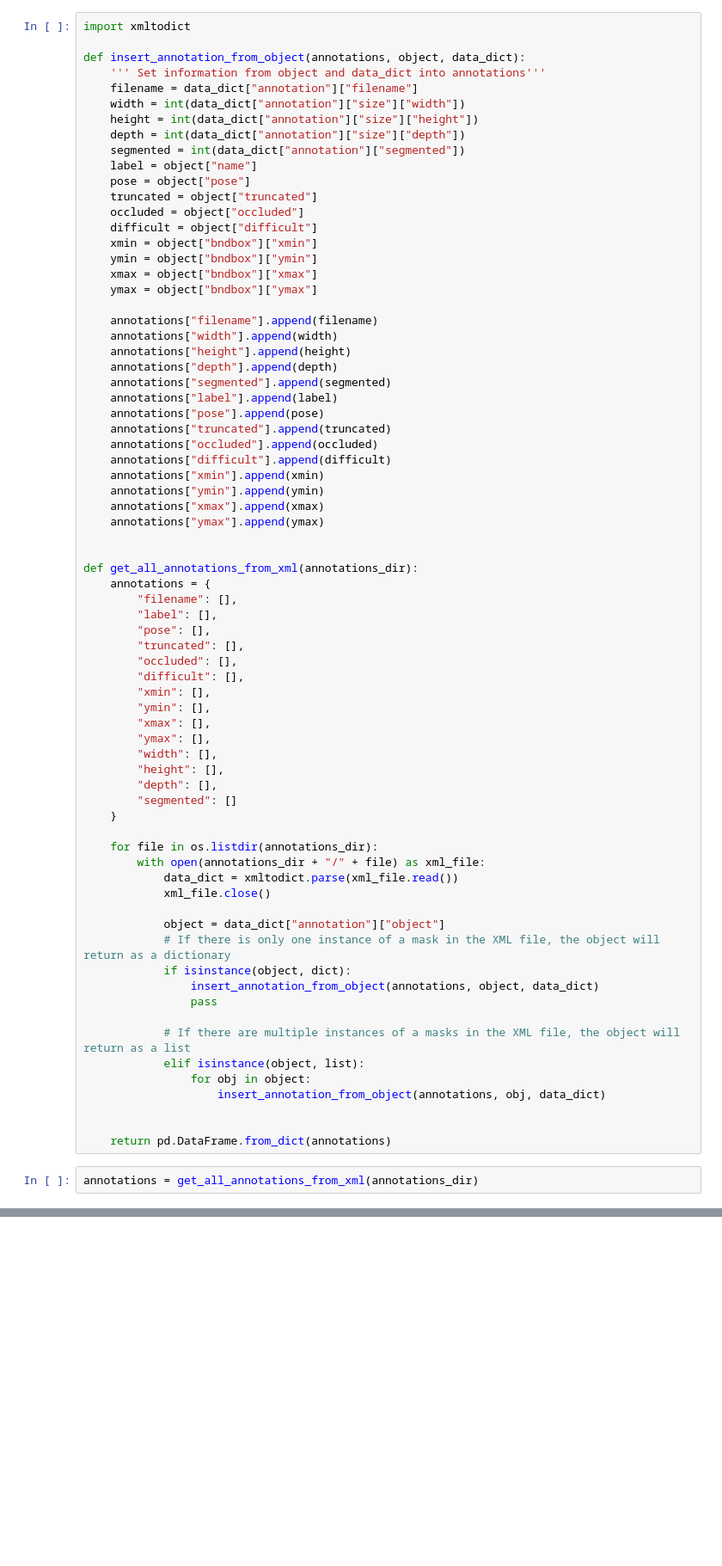
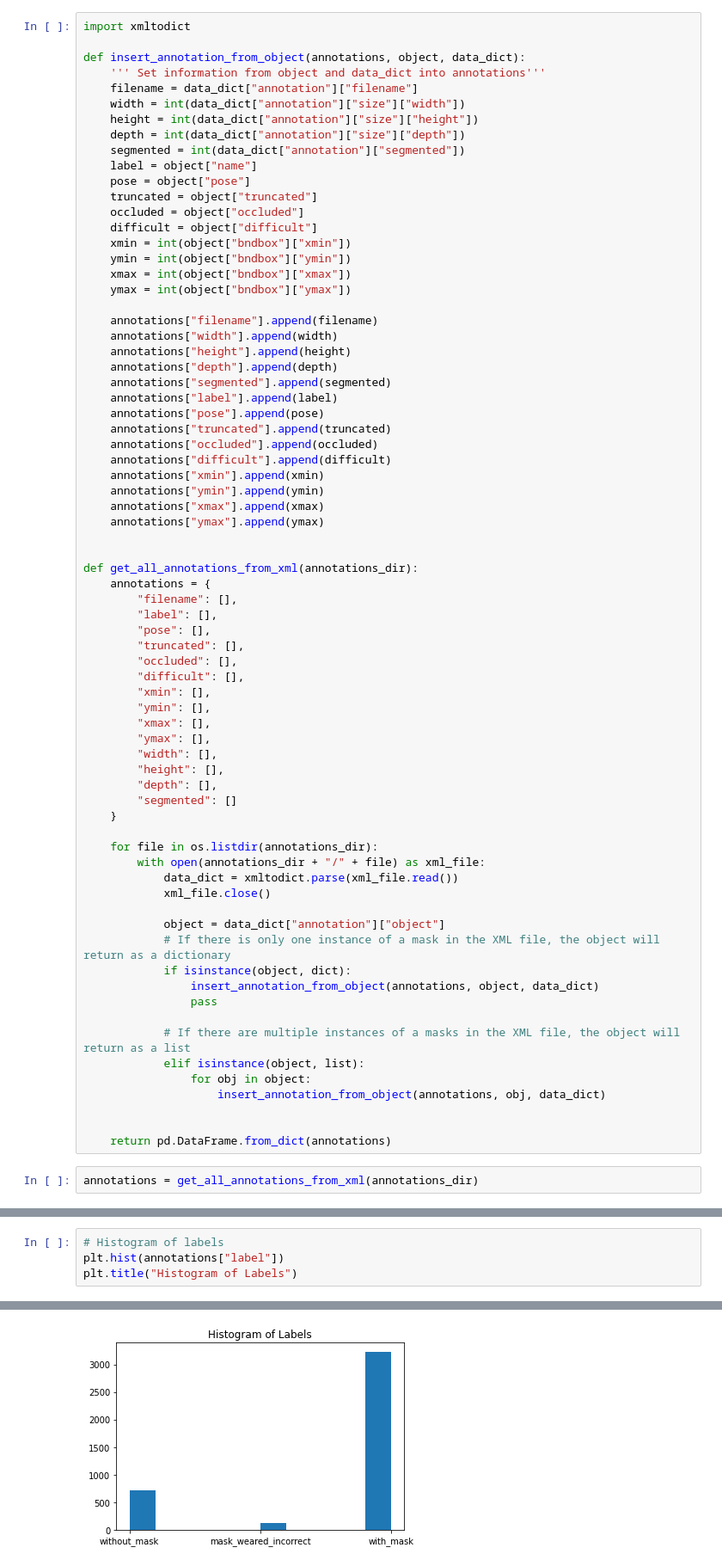
Before and after one commit to sysung/w207-final-project, a Jupyter notebook: eda.ipynb, the cells around one changed output, grey strips where cells are left out. Shown: that part at 86% size. Cells and saved outputs as stored; diff of their text form; blank space fills up the shorter version.

```diff
--- a/eda.ipynb
+++ b/eda.ipynb
@@ -27,10 +28,10 @@ def insert_annotation_from_object(annotations, object, data_dict):
     truncated = object["truncated"]
     occluded = object["occluded"]
     difficult = object["difficult"]
-    xmin = object["bndbox"]["xmin"]
-    ymin = object["bndbox"]["ymin"]
-    xmax = object["bndbox"]["xmax"]
-    ymax = object["bndbox"]["ymax"]
+    xmin = int(object["bndbox"]["xmin"])
+    ymin = int(object["bndbox"]["ymin"])
+    xmax = int(object["bndbox"]["xmax"])
+    ymax = int(object["bndbox"]["ymax"])
 
     annotations["filename"].append(filename)
     annotations["width"].append(width)
@@ -88,0 +96,5 @@ annotations = get_all_annotations_from_xml(annotations_dir)
+# %%
+# Histogram of labels
+plt.hist(annotations["label"])
+plt.title("Histogram of Labels")
+# %% [output]
@@ -88,0 +102 @@ annotations = get_all_annotations_from_xml(annotations_dir)
+[figure, added]
```
Also changed, not shown: parts of 7 cells of this notebook.
